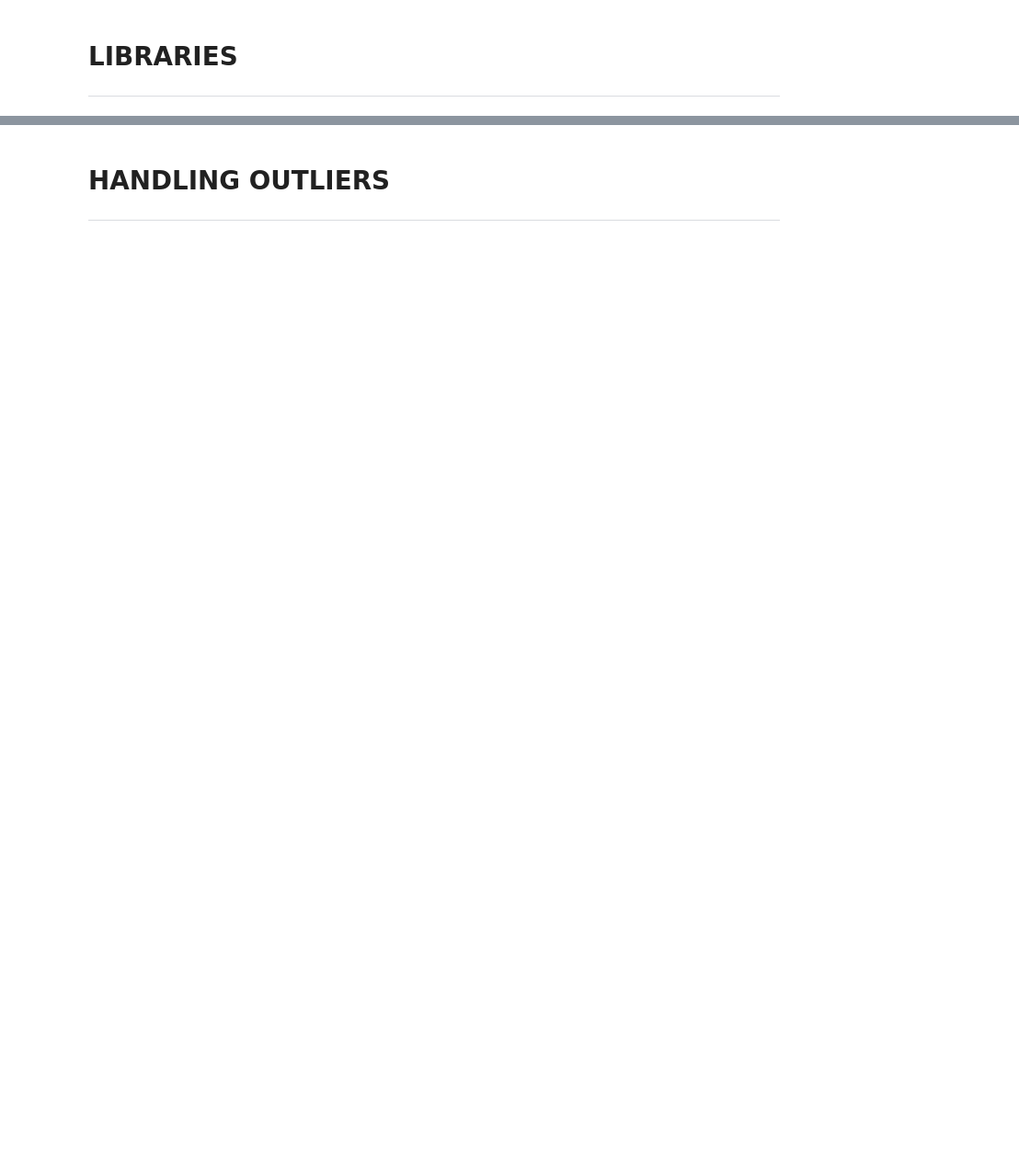
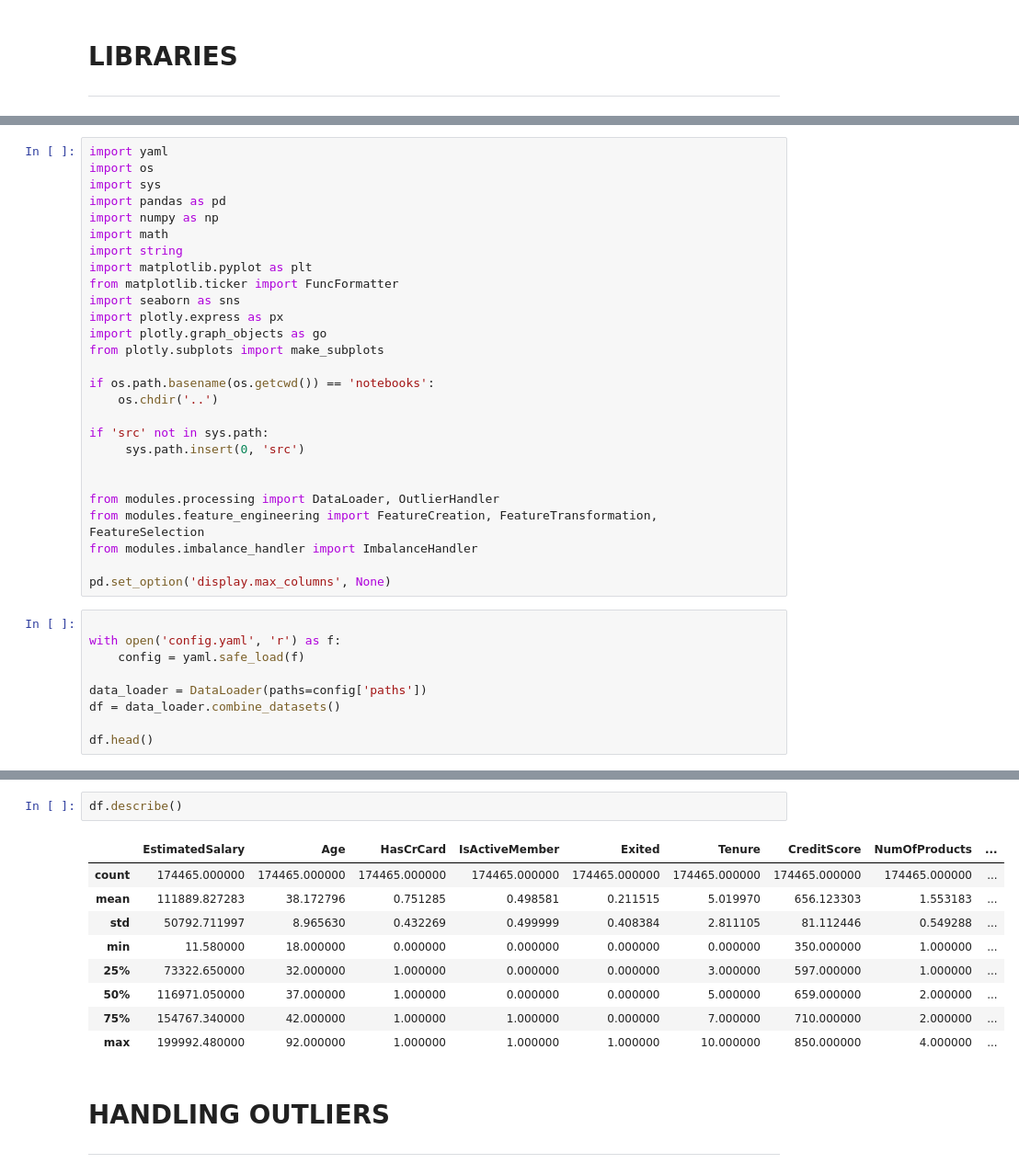
Before and after one commit to phiyenng/Bank-Customers-Churn-Prediction, a Jupyter notebook: notebooks/02_preprocessing.ipynb, the cells around one changed output, grey strips where cells are left out. Shown at 92% size. Cells and saved outputs as stored; diff of their text form; blank space fills up the shorter version.

```diff
--- a/notebooks/02_preprocessing.ipynb
+++ b/notebooks/02_preprocessing.ipynb
@@ -24,0 +4,36 @@ bank_data = data_loader.combine_datasets()
+# %%
+import yaml
+import os
+import sys
+import pandas as pd
+import numpy as np
+import math
+import string
+import matplotlib.pyplot as plt
+from matplotlib.ticker import FuncFormatter
+import seaborn as sns
+import plotly.express as px
+import plotly.graph_objects as go
+from plotly.subplots import make_subplots
+
+if os.path.basename(os.getcwd()) == 'notebooks':
+    os.chdir('..')
+
+if 'src' not in sys.path:
+     sys.path.insert(0, 'src')
+
+
+from modules.processing import DataLoader, OutlierHandler
+from modules.feature_engineering import FeatureCreation, FeatureTransformation, FeatureSelection
+from modules.imbalance_handler import ImbalanceHandler
+
+pd.set_option('display.max_columns', None)
+# %%
+
+with open('config.yaml', 'r') as f:
+    config = yaml.safe_load(f)
+
+data_loader = DataLoader(paths=config['paths'])
+df = data_loader.combine_datasets()
+
+df.head()
@@ -25,3 +47,15 @@ bank_data = data_loader.combine_datasets()
+# %%
+df.describe()
+# %% [output]
+|  | EstimatedSalary | Age | HasCrCard | IsActiveMember | Exited | Tenure | CreditScore | NumOfProducts | ... |
+| count | 174465.000000 | 174465.000000 | 174465.000000 | 174465.000000 | 174465.000000 | 174465.000000 | 174465.000000 | 174465.000000 | ... |
+| mean | 111889.827283 | 38.172796 | 0.751285 | 0.498581 | 0.211515 | 5.019970 | 656.123303 | 1.553183 | ... |
+| std | 50792.711997 | 8.965630 | 0.432269 | 0.499999 | 0.408384 | 2.811105 | 81.112446 | 0.549288 | ... |
+| min | 11.580000 | 18.000000 | 0.000000 | 0.000000 | 0.000000 | 0.000000 | 350.000000 | 1.000000 | ... |
+| 25% | 73322.650000 | 32.000000 | 1.000000 | 0.000000 | 0.000000 | 3.000000 | 597.000000 | 1.000000 | ... |
+| 50% | 116971.050000 | 37.000000 | 1.000000 | 0.000000 | 0.000000 | 5.000000 | 659.000000 | 2.000000 | ... |
+| 75% | 154767.340000 | 42.000000 | 1.000000 | 1.000000 | 0.000000 | 7.000000 | 710.000000 | 2.000000 | ... |
+| max | 199992.480000 | 92.000000 | 1.000000 | 1.000000 | 1.000000 | 10.000000 | 850.000000 | 4.000000 | ... |
 # %% [markdown]
 # **HANDLING OUTLIERS**
 ---
```
Also changed, not shown: parts of 44 cells of this notebook, 31 other files.
